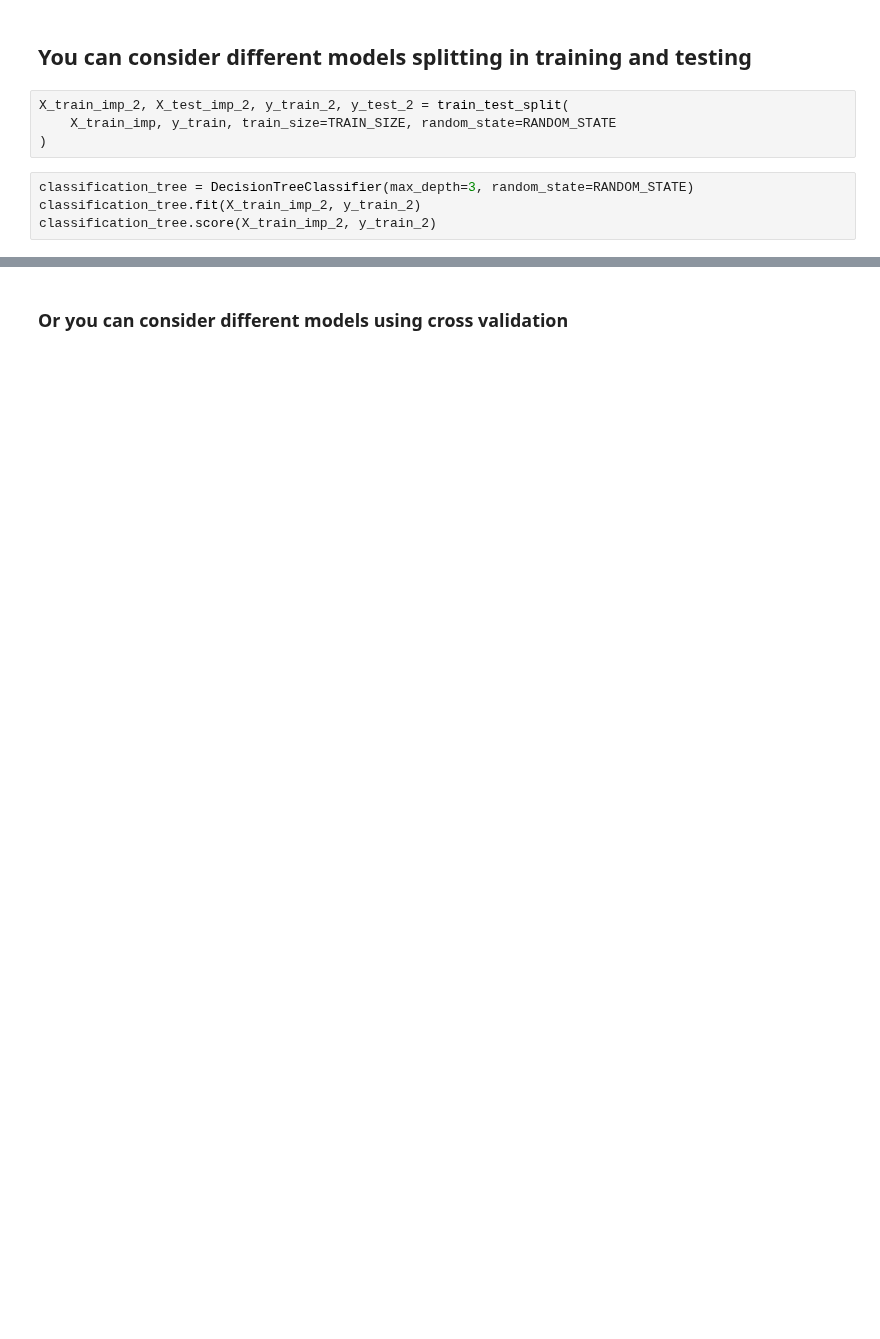
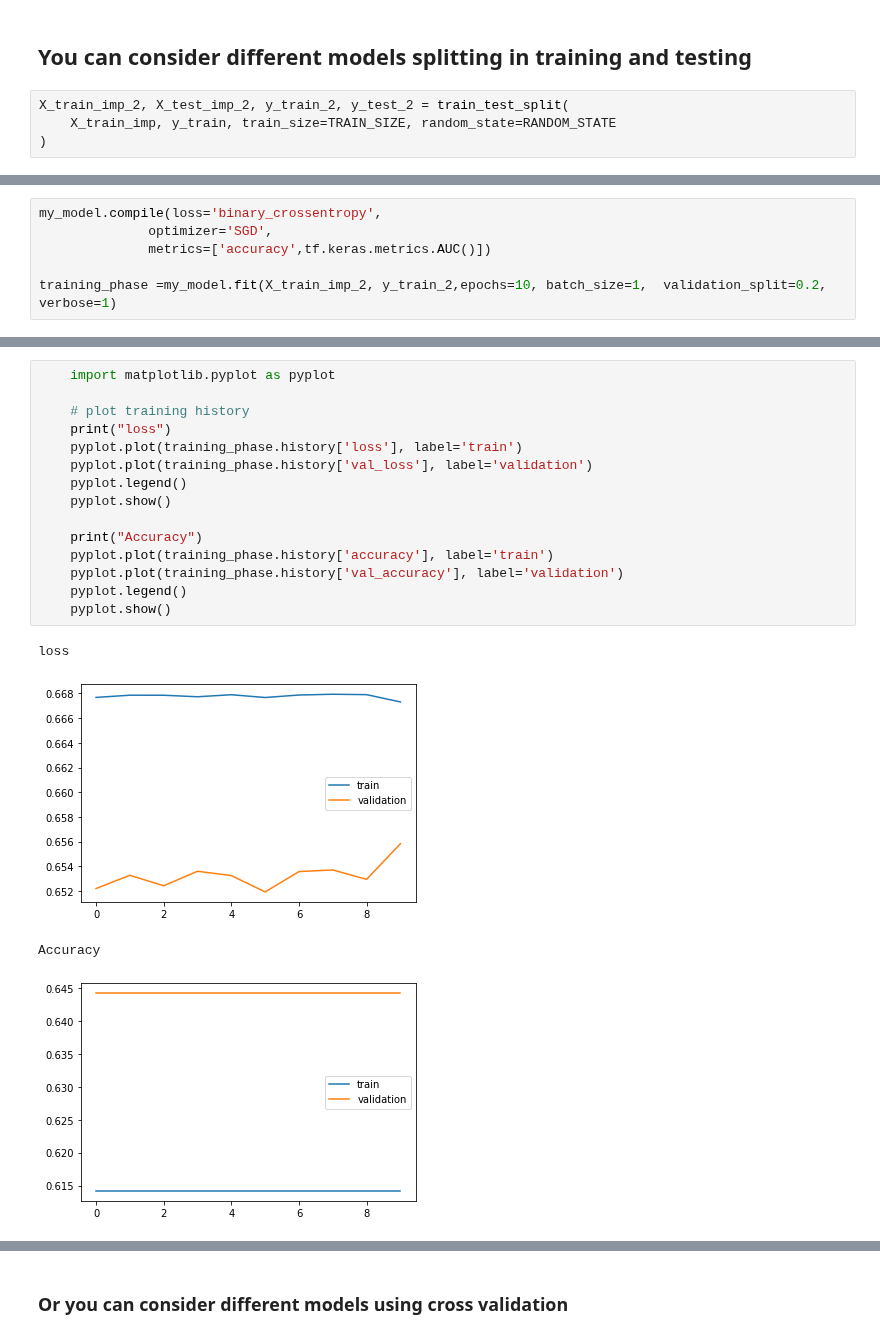
Before and after one commit to serivan/mldmlab, a Jupyter notebook: Kaggle/KAGGLE21/heart_desease_predictions_kaggle_Keras.ipynb, the cells around one changed output, grey strips where cells are left out. Cells and saved outputs as stored; diff of their text form; blank space fills up the shorter version.

```diff
--- a/Kaggle/KAGGLE21/heart_desease_predictions_kaggle_Keras.ipynb
+++ b/Kaggle/KAGGLE21/heart_desease_predictions_kaggle_Keras.ipynb
@@ -412,7 +417,3 @@ NotFittedError: ignored
 X_train_imp_2, X_test_imp_2, y_train_2, y_test_2 = train_test_split(
     X_train_imp, y_train, train_size=TRAIN_SIZE, random_state=RANDOM_STATE
 )
-# %%
-classification_tree = DecisionTreeClassifier(max_depth=3, random_state=RANDOM_STATE)
-classification_tree.fit(X_train_imp_2, y_train_2)
-classification_tree.score(X_train_imp_2, y_train_2)
@@ -466,0 +420,6 @@ feature_importances
+# %%
+my_model.compile(loss='binary_crossentropy',
+              optimizer='SGD',
+              metrics=['accuracy',tf.keras.metrics.AUC()])
+
+training_phase =my_model.fit(X_train_imp_2, y_train_2,epochs=10, batch_size=1,  validation_split=0.2, verbose=1)
@@ -466,0 +447,20 @@ feature_importances
+# %%
+    import matplotlib.pyplot as pyplot
+
+    # plot training history
+    print("loss")
+    pyplot.plot(training_phase.history['loss'], label='train')
+    pyplot.plot(training_phase.history['val_loss'], label='validation')
+    pyplot.legend()
+    pyplot.show()
+
+    print("Accuracy")
+    pyplot.plot(training_phase.history['accuracy'], label='train')
+    pyplot.plot(training_phase.history['val_accuracy'], label='validation')
+    pyplot.legend()
+    pyplot.show()
+# %% [output]
+loss
+[figure, added]
+Accuracy
+[figure, added]
```
Also changed, not shown: parts of 23 cells of this notebook.
